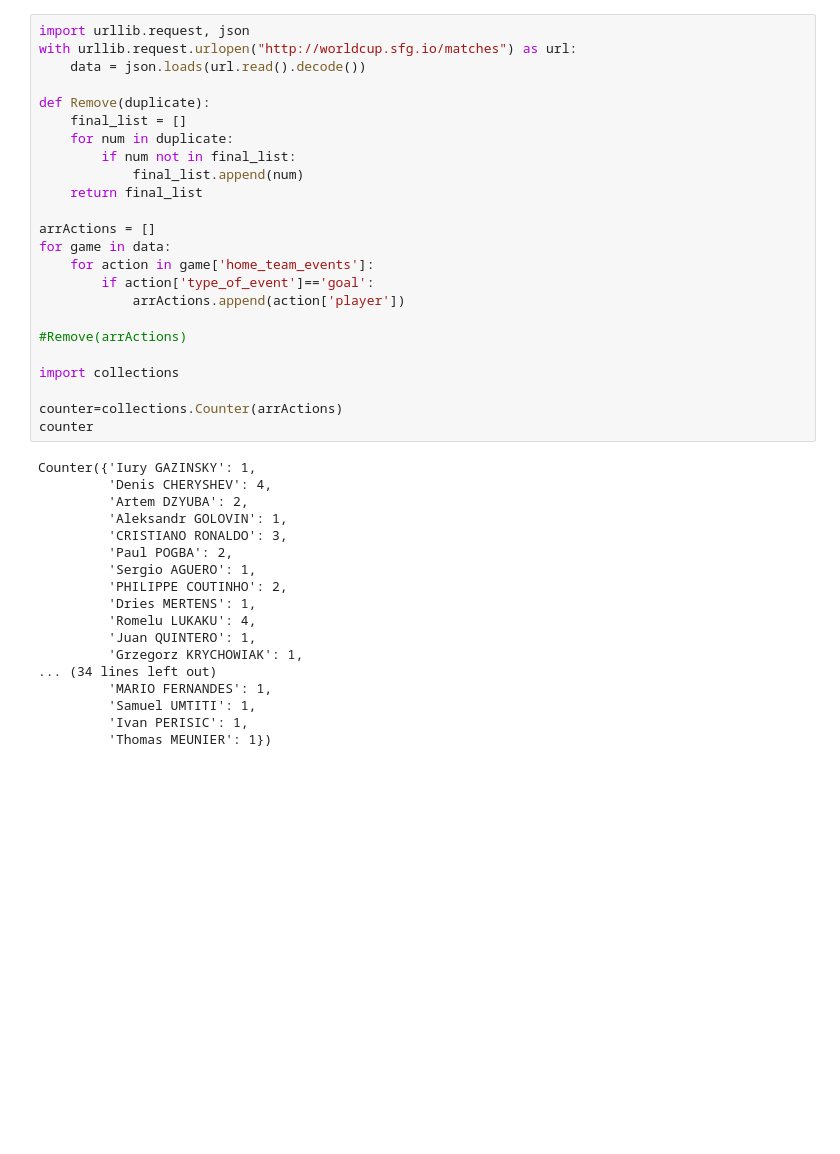
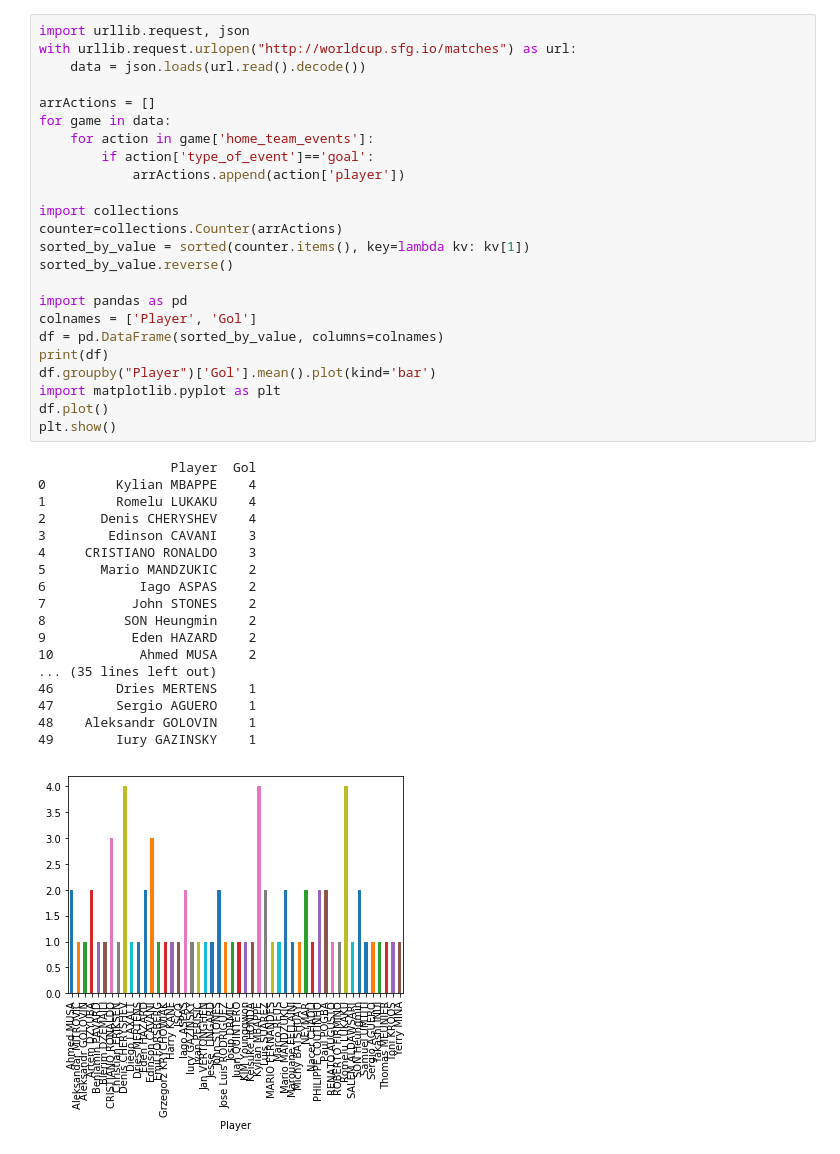
Before and after one commit to Girgetto/ta-data-test, a Jupyter notebook: TA_Data_Test.ipynb, the cells around one changed output. Saved outputs shown, nothing was run; the diff lists cells and outputs as text; blank space fills up the shorter version.

```diff
--- a/TA_Data_Test.ipynb
+++ b/TA_Data_Test.ipynb
@@ -73,42 +61,43 @@ df
 # %%
 import urllib.request, json
 with urllib.request.urlopen("http://worldcup.sfg.io/matches") as url:
     data = json.loads(url.read().decode())
-
-def Remove(duplicate):
-    final_list = []
-    for num in duplicate:
-        if num not in final_list:
-            final_list.append(num)
-    return final_list
 
 arrActions = []
 for game in data:
     for action in game['home_team_events']:
         if action['type_of_event']=='goal':
             arrActions.append(action['player'])
 
-#Remove(arrActions)
+import collections
+counter=collections.Counter(arrActions)
+sorted_by_value = sorted(counter.items(), key=lambda kv: kv[1])
+sorted_by_value.reverse()
 
-import collections
-
-counter=collections.Counter(arrActions)
-counter
+import pandas as pd
+colnames = ['Player', 'Gol']
+df = pd.DataFrame(sorted_by_value, columns=colnames)
+print(df)
+df.groupby("Player")['Gol'].mean().plot(kind='bar')
+import matplotlib.pyplot as plt
+df.plot()
+plt.show()
 # %% [output]
-Counter({'Iury GAZINSKY': 1,
-         'Denis CHERYSHEV': 4,
-         'Artem DZYUBA': 2,
-         'Aleksandr GOLOVIN': 1,
-         'CRISTIANO RONALDO': 3,
-         'Paul POGBA': 2,
-         'Sergio AGUERO': 1,
-         'PHILIPPE COUTINHO': 2,
-         'Dries MERTENS': 1,
-         'Romelu LUKAKU': 4,
-         'Juan QUINTERO': 1,
-         'Grzegorz KRYCHOWIAK': 1,
-... (34 lines left out)
-         'MARIO FERNANDES': 1,
-         'Samuel UMTITI': 1,
-         'Ivan PERISIC': 1,
-         'Thomas MEUNIER': 1})
+                 Player  Gol
+0         Kylian MBAPPE    4
+1         Romelu LUKAKU    4
+2       Denis CHERYSHEV    4
+3        Edinson CAVANI    3
+4     CRISTIANO RONALDO    3
+5       Mario MANDZUKIC    2
+6            Iago ASPAS    2
+7           John STONES    2
+8          SON Heungmin    2
+9           Eden HAZARD    2
+10           Ahmed MUSA    2
+... (35 lines left out)
+46        Dries MERTENS    1
+47        Sergio AGUERO    1
+48    Aleksandr GOLOVIN    1
+49        Iury GAZINSKY    1
+[figure, added]
```
Also changed, not shown: parts of 4 cells of this notebook, 3 other files.
